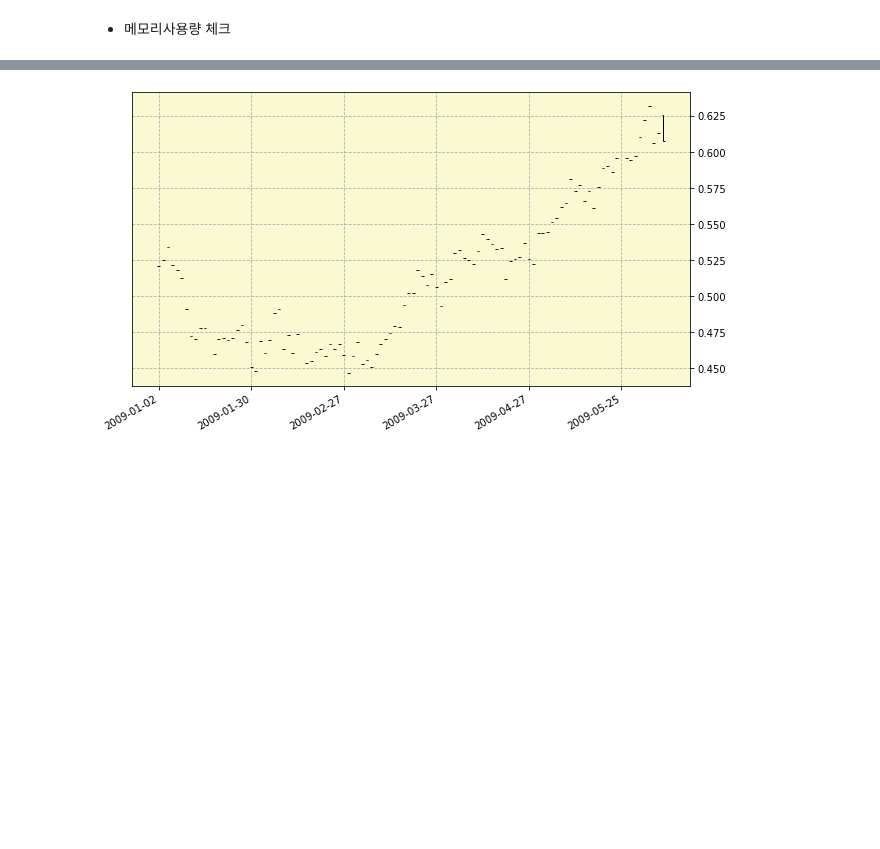
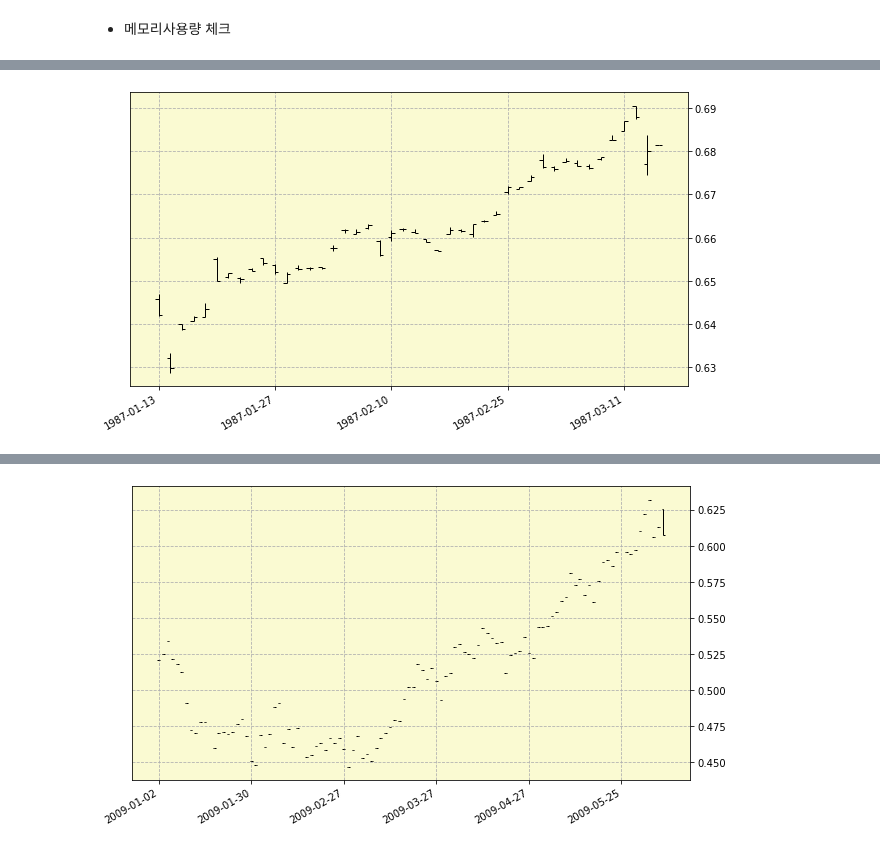
Before and after one commit to zipu/Trading, a Jupyter notebook: test.ipynb, the cells around one changed output, grey strips where cells are left out. Drawn from its saved outputs; the diff is of its cells as text; code cells hidden in the pictures; blank space fills up the shorter version.

```diff
--- a/test.ipynb
+++ b/test.ipynb
@@ -38,0 +178,4 @@ del sys.modules['tools.instruments']
+# %%
+view(ad.quotes(contract='CME_ADH1987'))
+# %% [output]
+[figure, added]
```
Also changed, not shown: parts of 60 cells of this notebook, 31 other files.
